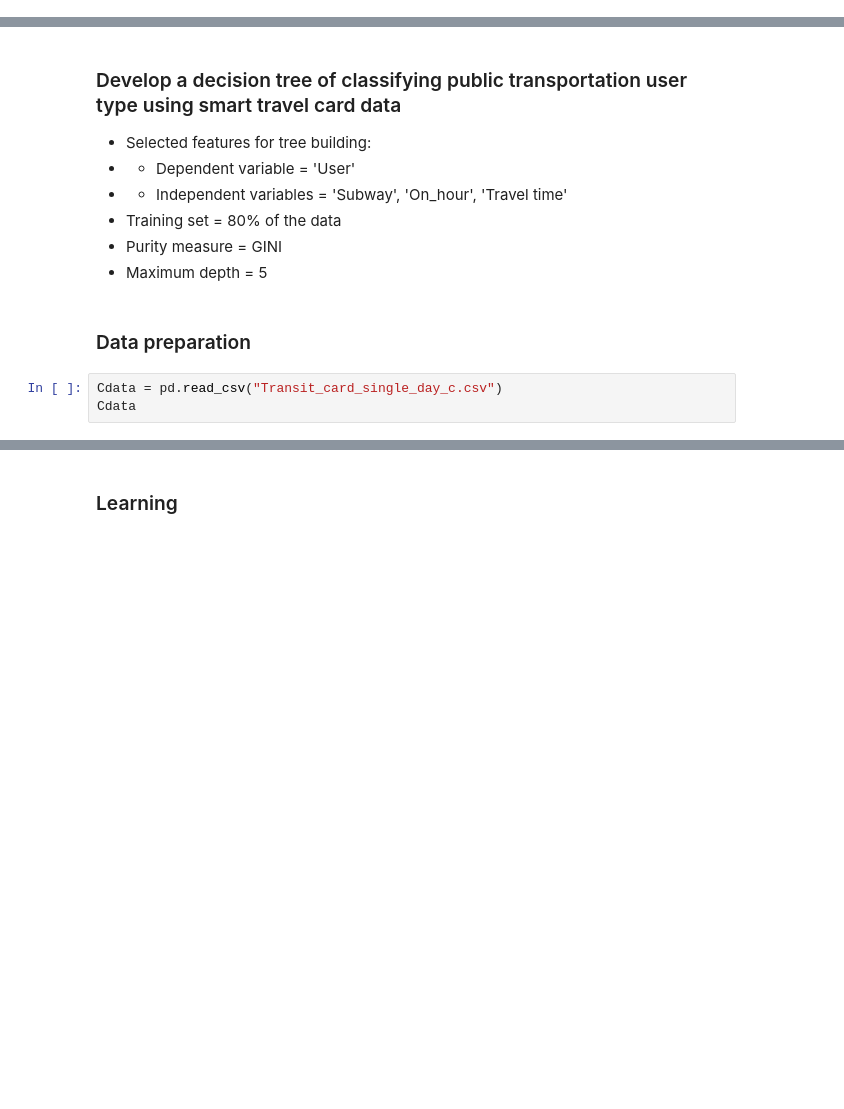
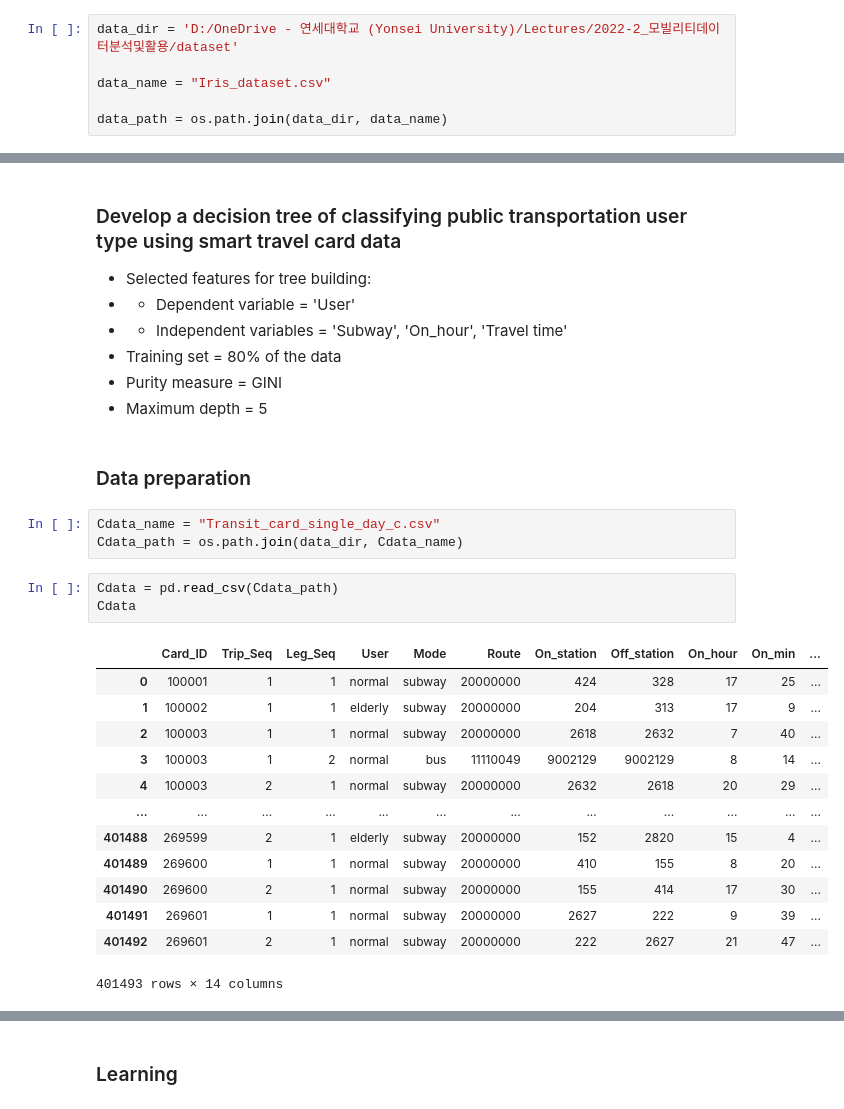
Before and after one commit to regenesis90/coursework, a Jupyter notebook: mobility_data_analytics_and_application/Note/06_Classification analysis.ipynb, the cells around one changed output, grey strips where cells are left out. Cells and saved outputs as stored; diff of their text form; blank space fills up the shorter version.

```diff
--- a/mobility_data_analytics_and_application/Note/06_Classification analysis.ipynb
+++ b/mobility_data_analytics_and_application/Note/06_Classification analysis.ipynb
@@ -5,2 +7,8 @@
+# %%
+data_dir = 'D:/OneDrive - 연세대학교 (Yonsei University)/Lectures/2022-2_모빌리티데이터분석및활용/dataset'
+
+data_name = "Iris_dataset.csv"
+
+data_path = os.path.join(data_dir, data_name)
 # %%
 import pandas as pd
@@ -209,9 +386,26 @@ graph.write_png('DT_PM_forest0.png')
 - Maximum depth = 5
 # %% [markdown]
 ### Data preparation
+# %%
+Cdata_name = "Transit_card_single_day_c.csv"
+Cdata_path = os.path.join(data_dir, Cdata_name)
 # %%
-Cdata = pd.read_csv("Transit_card_single_day_c.csv")
+Cdata = pd.read_csv(Cdata_path)
 Cdata
+# %% [output]
+|  | Card_ID | Trip_Seq | Leg_Seq | User | Mode | Route | On_station | Off_station | On_hour | On_min | ... |
+| 0 | 100001 | 1 | 1 | normal | subway | 20000000 | 424 | 328 | 17 | 25 | ... |
+| 1 | 100002 | 1 | 1 | elderly | subway | 20000000 | 204 | 313 | 17 | 9 | ... |
+| 2 | 100003 | 1 | 1 | normal | subway | 20000000 | 2618 | 2632 | 7 | 40 | ... |
+| 3 | 100003 | 1 | 2 | normal | bus | 11110049 | 9002129 | 9002129 | 8 | 14 | ... |
+| 4 | 100003 | 2 | 1 | normal | subway | 20000000 | 2632 | 2618 | 20 | 29 | ... |
+| ... | ... | ... | ... | ... | ... | ... | ... | ... | ... | ... | ... |
+| 401488 | 269599 | 2 | 1 | elderly | subway | 20000000 | 152 | 2820 | 15 | 4 | ... |
+| 401489 | 269600 | 1 | 1 | normal | subway | 20000000 | 410 | 155 | 8 | 20 | ... |
+| 401490 | 269600 | 2 | 1 | normal | subway | 20000000 | 155 | 414 | 17 | 30 | ... |
+| 401491 | 269601 | 1 | 1 | normal | subway | 20000000 | 2627 | 222 | 9 | 39 | ... |
+| 401492 | 269601 | 2 | 1 | normal | subway | 20000000 | 222 | 2627 | 21 | 47 | ... |
+401493 rows × 14 columns
 # %%
 # Transform nominal variable to bianry variable: Trip_type
 def Subway(row):
```
Also changed, not shown: parts of 29 cells of this notebook, 5 other files.
